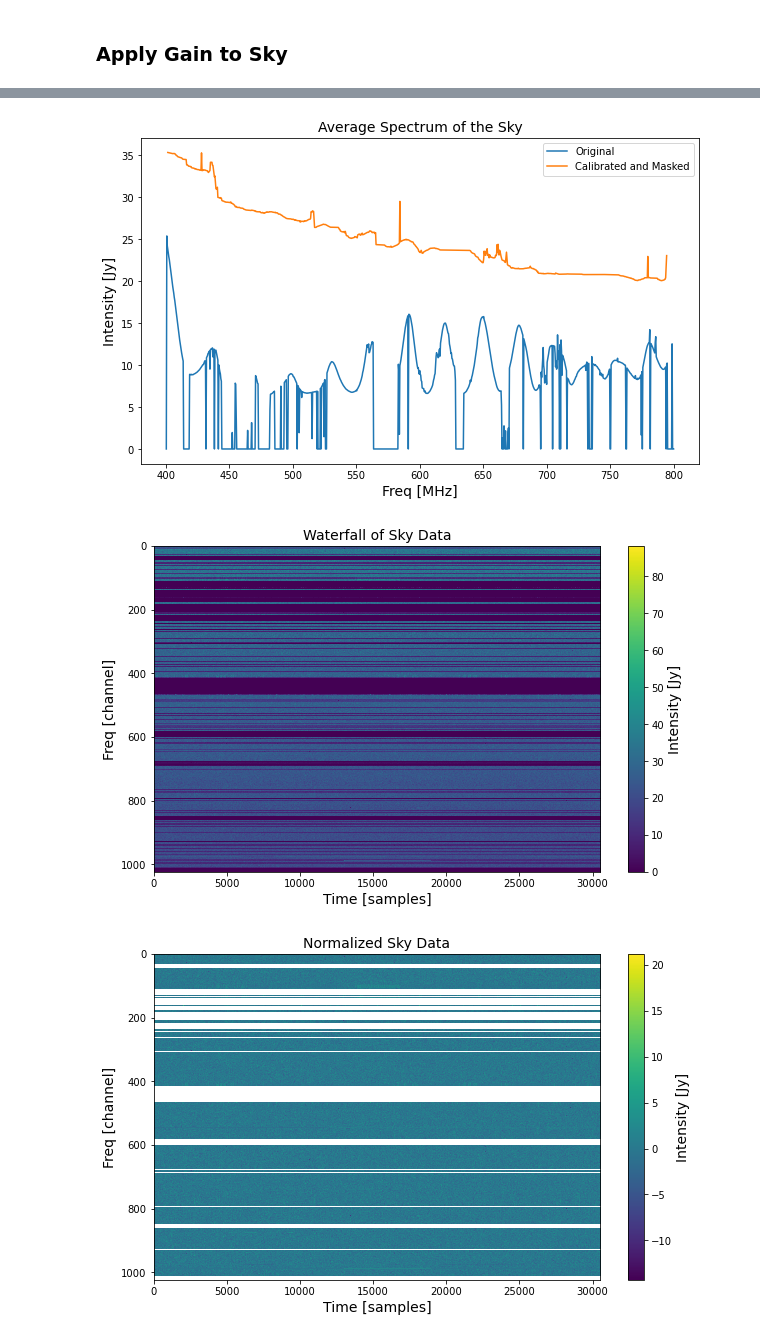
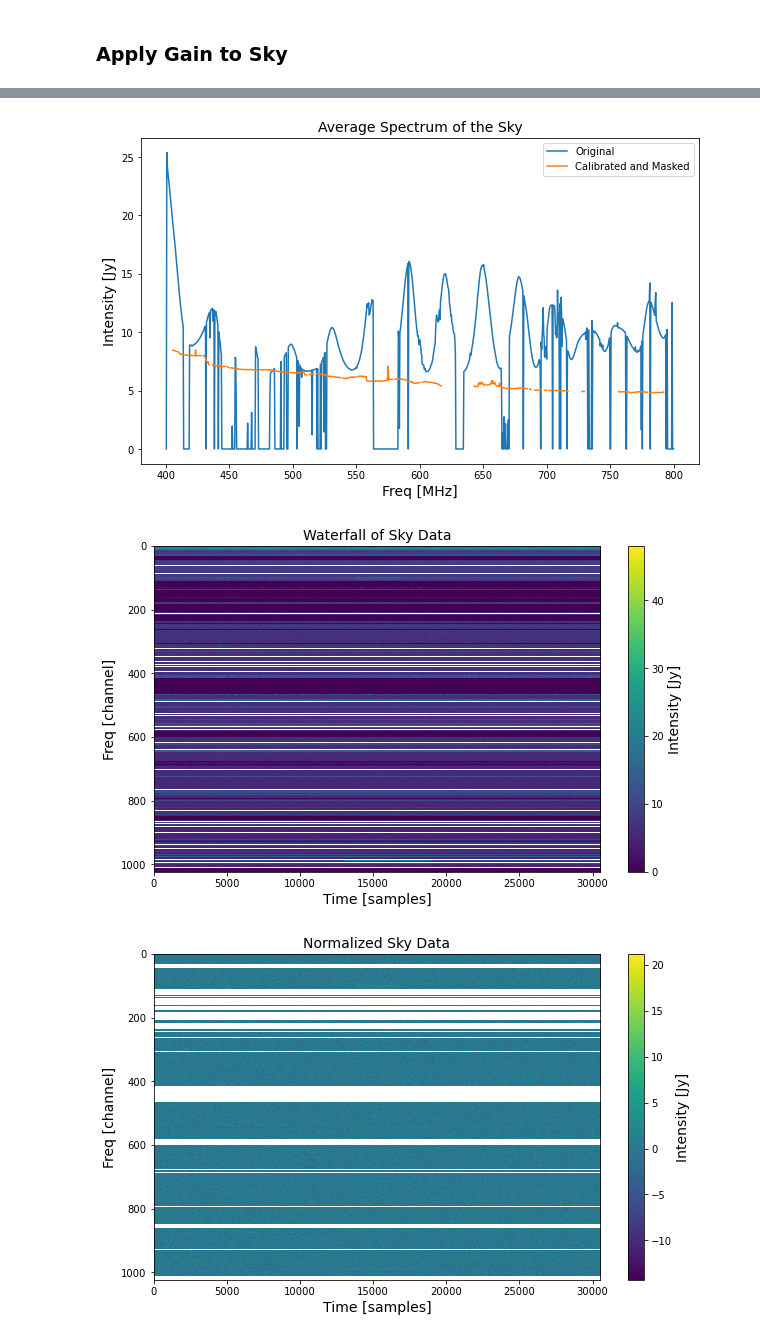
Before and after one commit to astronamanj/641_Observational_Techniques, a Jupyter notebook: chime_pulsar_search/calibration.ipynb, the cells around one changed output, grey strips where cells are left out. Drawn from its saved outputs; the diff is of its cells as text; code cells hidden in the pictures.

Commit message:
do explicit rfi masking of sky data

```diff
--- a/chime_pulsar_search/calibration.ipynb
+++ b/chime_pulsar_search/calibration.ipynb
@@ -165,7 +165,8 @@ scale = T_sys / np.sqrt(df * dt)
 true_spectrum = np.where(~freq_mask, fluxes, np.nan)
 obs_spectrum = np.where(~freq_mask, cal_masked.chan_stats.mean, np.nan)
 rms_noise = np.sqrt(np.nanmean(np.square(cal_32_array[~freq_mask, :][1,:])))
-gain = np.where(~freq_mask, obs_spectrum * scale / true_spectrum / rms_noise, np.nan)
+gain = np.where(~freq_mask, obs_spectrum / true_spectrum , np.nan)  # K/Jy
+# gain = np.where(~freq_mask, obs_spectrum * scale / true_spectrum / rms_noise, np.nan)  # K/Jy
 
 fig = plt.figure(figsize=(10, 6))
 plt.plot(cal.header.chan_freqs, gain)
@@ -211,14 +212,25 @@ sky = FilReader("./data/blank_sky.fil")
 sky_data = sky.read_block(0, sky.header.nsamples, sky.header.fch1, sky.header.nchans)
 sky_array = sky_data.data
 
+# Mask the RFI
+_, chan_mask = sky.clean_rfi(
+    method = "mad",
+    threshold=3,
+    outfile_name = "./data/blank_sky_masked.fil",
+)
+sky_masked = FilReader("./data/blank_sky_masked.fil")
+sky_masked.compute_stats()
+
+sky_freq_mask = sky_masked.chan_stats.mean == 0
+
 # Apply the calibration transfer function
 sky_array_calibrated = np.copy(sky_array)
-sky_array_calibrated[~freq_mask, :] /= gain[~freq_mask][:, np.newaxis]
+sky_array_calibrated[~sky_freq_mask, :] /= gain[~sky_freq_mask][:, np.newaxis]
 
 # Plot the average spectrum
 fig = plt.figure(figsize=(10, 6))
 plt.plot(sky.header.chan_freqs[::-1], np.mean(sky_array, axis=1))
-plt.plot(sky.header.chan_freqs[~freq_mask][::-1], np.mean(sky_array_calibrated[~freq_mask, :], axis=1))
+plt.plot(sky.header.chan_freqs[~sky_freq_mask][::-1], np.mean(sky_array_calibrated[~sky_freq_mask, :], axis=1))
 plt.ylabel('Intensity [Jy]', fontsize=14)
 plt.xlabel('Freq [MHz]', fontsize=14)
 plt.title('Average Spectrum of the Sky', fontsize=14)
@@ -238,5 +259,5 @@ plt.show()
-[figure, old version]
+[figure, new version]
-[figure, old version]
+[figure, new version]
 # %%
 # Calculate the mean and standard deviation per channel
 mean_per_channel = np.mean(sky_array, axis=1)
```
Also changed, not shown: parts of 4 cells of this notebook.
